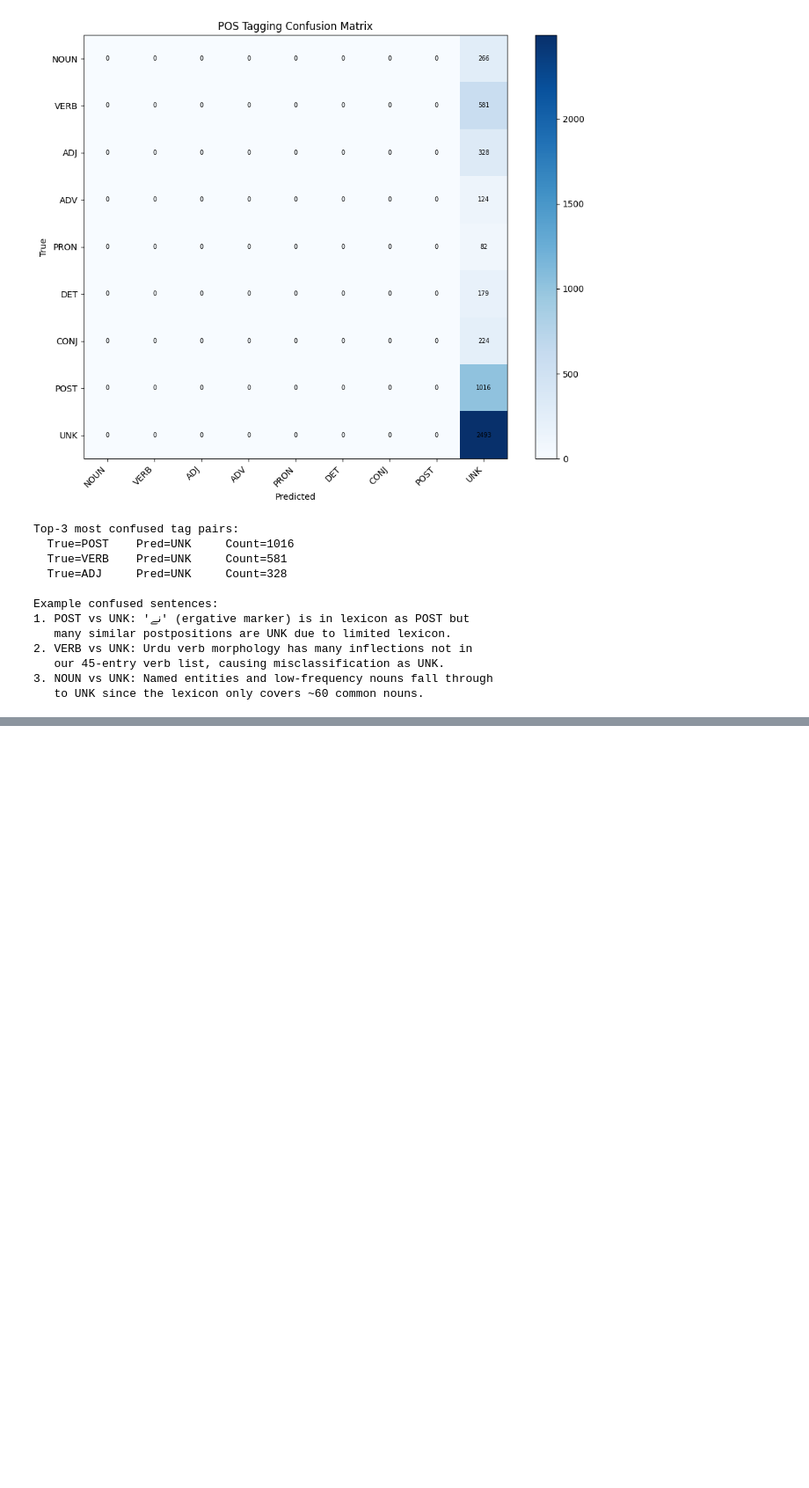
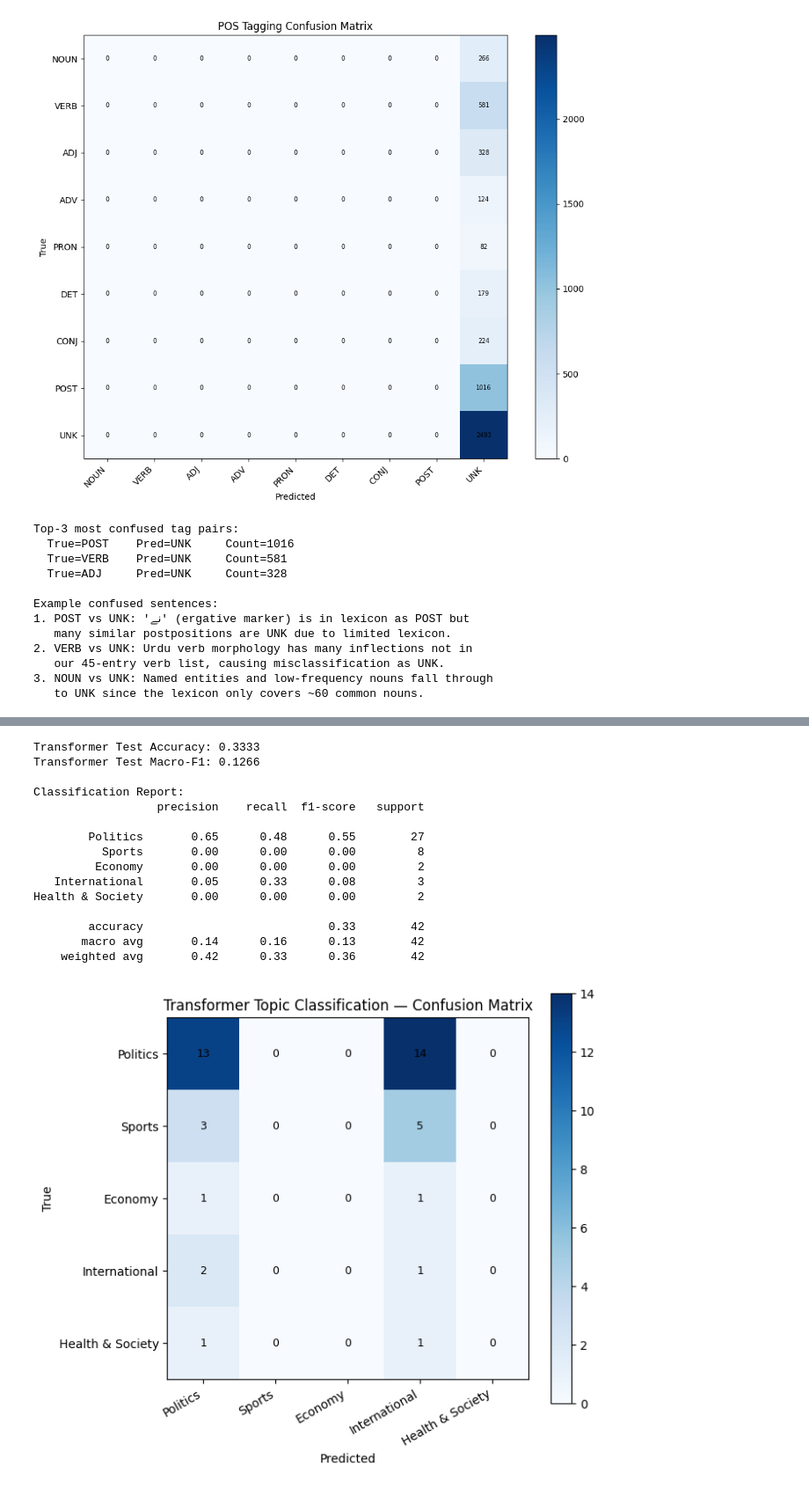
Before and after one commit to okashadswork-lang/i23-2525-NLP-Assignment2, a Jupyter notebook: i23_2525_Assignment2_Ds-C.ipynb, the cells around one changed output, grey strips where cells are left out. Shown at 88% size. Cells and saved outputs as stored; diff of their text form; code cells hidden in the pictures; blank space fills up the shorter version.

Commit message:
Transformer encoder training
Transformer encoder training, evaluation, attention heatmaps complete

```diff
--- a/i23_2525_Assignment2_Ds-C.ipynb
+++ b/i23_2525_Assignment2_Ds-C.ipynb
@@ -2298,0 +2845,61 @@ A4 (No CRF for NER): The CRF transition matrix enforces valid BIO tag
+# %%
+# Cell 44: Transformer test evaluation
+
+from sklearn.metrics import classification_report, confusion_matrix
+import numpy as np
+
+transformer.eval()
+all_preds, all_labels = [], []
+
+with torch.no_grad():
+    for token_ids, labels in te_loader:
+        token_ids = token_ids.to(device)
+        logits, _ = transformer(token_ids)
+        all_preds.extend(logits.argmax(dim=1).cpu().tolist())
+        all_labels.extend(labels.tolist())
+
+from sklearn.metrics import accuracy_score, f1_score
+test_acc = accuracy_score(all_labels, all_preds)
+test_f1  = f1_score(all_labels, all_preds, average="macro", zero_division=0)
+
+print(f"Transformer Test Accuracy: {test_acc:.4f}")
+print(f"Transformer Test Macro-F1: {test_f1:.4f}")
+
+unique_cls  = sorted(set(all_labels) | set(all_preds))
+unique_names = [idx2cat[i] for i in unique_cls]
+print("\nClassification Report:")
+print(classification_report(all_labels, all_preds,
+      labels=unique_cls, target_names=unique_names, zero_division=0))
+
+# Confusion matrix
+cm = confusion_matrix(all_labels, all_preds, labels=unique_cls)
+fig, ax = plt.subplots(figsize=(7, 6))
+im = ax.imshow(cm, cmap="Blues")
+ax.set_xticks(range(len(unique_names))); ax.set_xticklabels(unique_names, rotation=30, ha="right")
+ax.set_yticks(range(len(unique_names))); ax.set_yticklabels(unique_names)
+for i in range(len(unique_names)):
+    for j in range(len(unique_names)):
+        ax.text(j, i, str(cm[i,j]), ha="center", va="center", fontsize=9)
+plt.colorbar(im)
+plt.title("Transformer Topic Classification — Confusion Matrix")
+plt.xlabel("Predicted"); plt.ylabel("True")
+plt.tight_layout()
+plt.savefig("embeddings/transformer_confusion.png", dpi=150)
+plt.show()
+# %% [output]
+Transformer Test Accuracy: 0.3333
+Transformer Test Macro-F1: 0.1266
+
+Classification Report:
+                  precision    recall  f1-score   support
+
+        Politics       0.65      0.48      0.55        27
+          Sports       0.00      0.00      0.00         8
+         Economy       0.00      0.00      0.00         2
+   International       0.05      0.33      0.08         3
+Health & Society       0.00      0.00      0.00         2
+
+        accuracy                           0.33        42
+       macro avg       0.14      0.16      0.13        42
+    weighted avg       0.42      0.33      0.36        42
+[figure, added]
```
Also changed, not shown: parts of 22 cells of this notebook.
